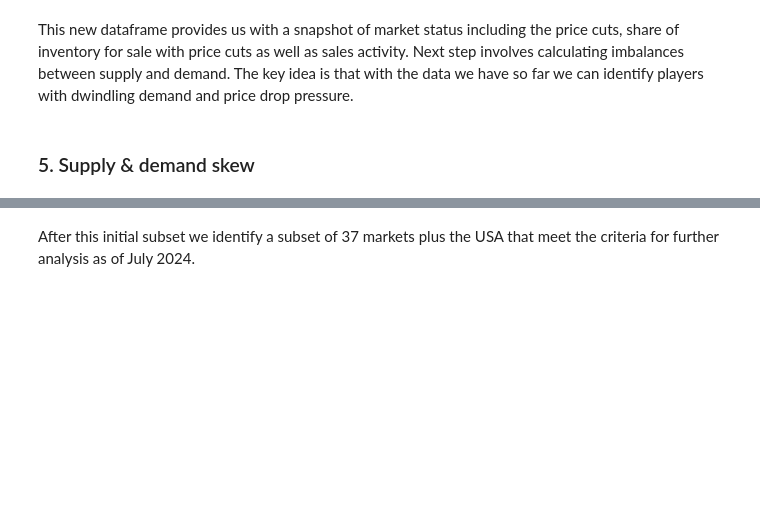
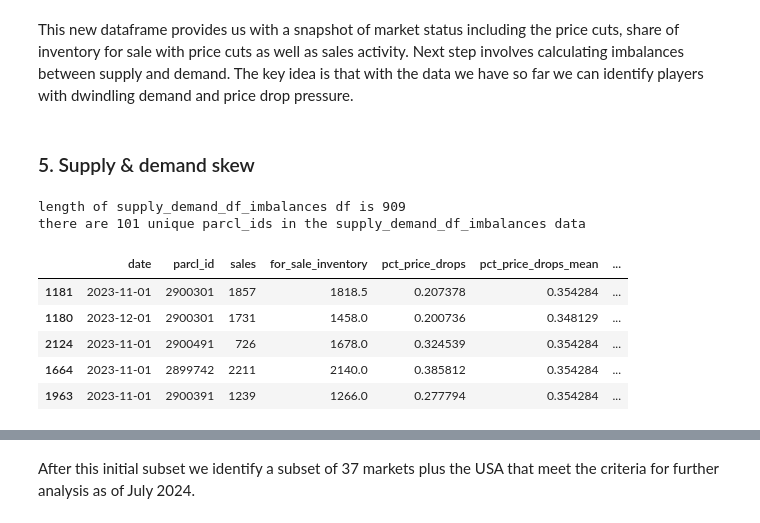
Before and after one commit to ParclLabs/parcllabs-cookbook, a Jupyter notebook: examples/experimental/supply_and_demand/markets_that_could_disrupt.ipynb, the cells around one changed output, grey strips where cells are left out. Cells and saved outputs as stored; diff of their text form; code cells hidden in the pictures; blank space fills up the shorter version.

```diff
--- a/examples/experimental/supply_and_demand/markets_that_could_disrupt.ipynb
+++ b/examples/experimental/supply_and_demand/markets_that_could_disrupt.ipynb
@@ -263,31 +353,43 @@ This new dataframe provides us with a snapshot of market status including the pr
 # %%
 # Sort the DataFrame by 'parcl_id' and 'date' to ensure chronological order for percentage change calculations
 supply_demand_df_imbalances = (
     supply_demand_data.copy(deep=True)  # Create a deep copy of the supply_demand_data DataFrame to avoid modifying the original data
     .sort_values(['parcl_id', 'date'])  # Sort by 'parcl_id' and 'date'
 
     .assign(
         # Calculate percentage change in 'sales' over 12 periods (1 year) for each 'parcl_id'
         pct_change_demand=lambda df: df.groupby('parcl_id')['sales'].pct_change(periods=12),
 
         # Calculate percentage change in 'for_sale_inventory' over 12 periods for each 'parcl_id'
         pct_change_supply=lambda df: df.groupby('parcl_id')['for_sale_inventory'].pct_change(periods=12),
 
         # Calculate a 3-month moving average of percentage change in demand ('pct_change_demand')
         ma_pct_change_demand=lambda df: df.groupby('parcl_id')['pct_change_demand']
                                            .transform(lambda x: x.rolling(window=3).mean()),
 
         # Calculate a 3-month moving average of percentage change in supply ('pct_change_supply')
         ma_pct_change_supply=lambda df: df.groupby('parcl_id')['pct_change_supply']
                                            .transform(lambda x: x.rolling(window=3).mean())
 
         # Drop rows with missing values in the calculated columns
         )
     .dropna(subset=['pct_change_demand', 'pct_change_supply', 'ma_pct_change_demand', 'ma_pct_change_supply'])
-
-)
+    .assign(
+        gap_demand_supply=lambda df: df['ma_pct_change_supply'] - df['ma_pct_change_demand']
+        )
+    .sort_values('gap_demand_supply', ascending=False)
+    )
 print(f'length of supply_demand_df_imbalances df is {len(supply_demand_df_imbalances)}')
 print(f'there are {len(supply_demand_df_imbalances.parcl_id.unique())} unique parcl_ids in the supply_demand_df_imbalances data')
 supply_demand_df_imbalances.head()
+# %% [output]
+length of supply_demand_df_imbalances df is 909
+there are 101 unique parcl_ids in the supply_demand_df_imbalances data
+|  | date | parcl_id | sales | for_sale_inventory | pct_price_drops | pct_price_drops_mean | ... |
+| 1181 | 2023-11-01 | 2900301 | 1857 | 1818.5 | 0.207378 | 0.354284 | ... |
+| 1180 | 2023-12-01 | 2900301 | 1731 | 1458.0 | 0.200736 | 0.348129 | ... |
+| 2124 | 2023-11-01 | 2900491 | 726 | 1678.0 | 0.324539 | 0.354284 | ... |
+| 1664 | 2023-11-01 | 2899742 | 2211 | 2140.0 | 0.385812 | 0.354284 | ... |
+| 1963 | 2023-11-01 | 2900391 | 1239 | 1266.0 | 0.277794 | 0.354284 | ... |
 # %%
 # check one metro
```
Also changed, not shown: parts of 37 cells of this notebook, 6 other files.
